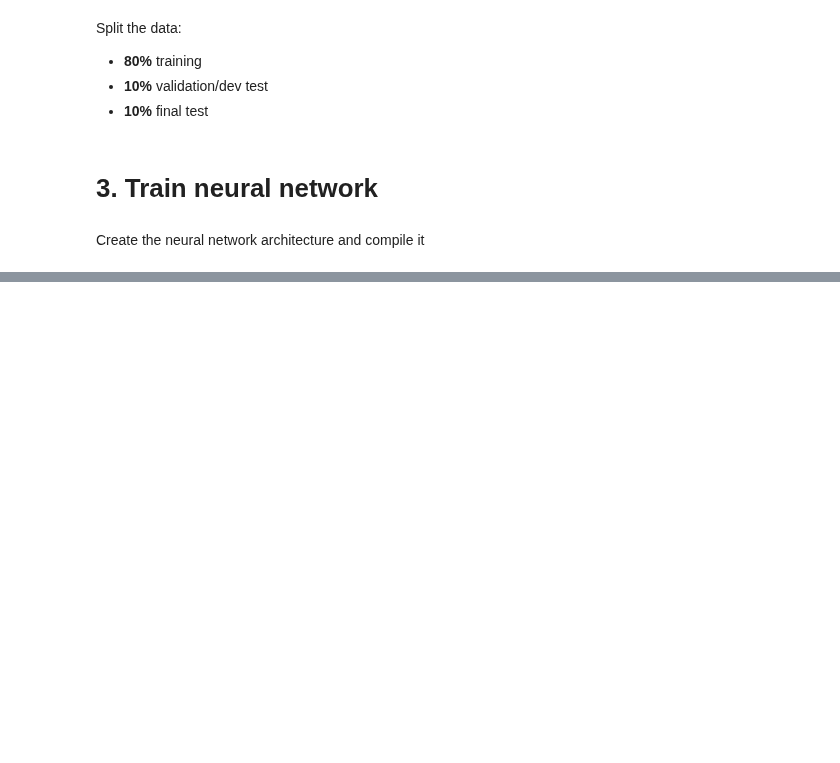
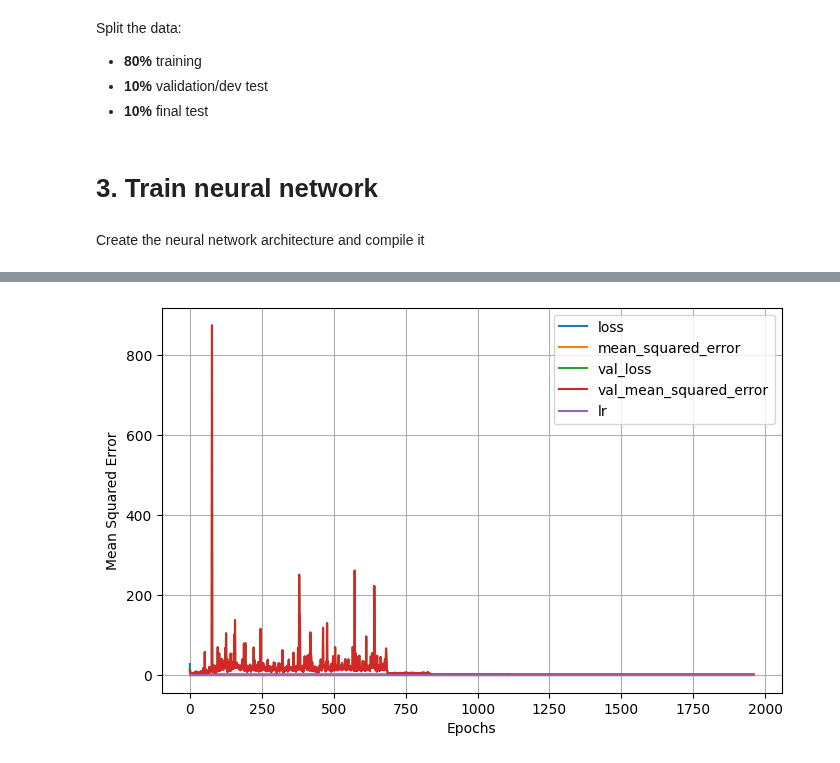
Before and after one commit to Dacarpe03/SurfaceReconstruction, a Jupyter notebook: TrainNeuralNetwork.ipynb, the cells around one changed output, grey strips where cells are left out. Drawn from its saved outputs; the diff is of its cells as text; code cells hidden in the pictures; blank space fills up the shorter version.

```diff
--- a/TrainNeuralNetwork.ipynb
+++ b/TrainNeuralNetwork.ipynb
@@ -34,11 +32,11 @@ INPUT_SIZE = 60
 OUTPUT_SIZE = 21
 
 # Neural network training parameters
-N_EPOCHS = 100
+N_EPOCHS = 5000
 BATCH_SIZE = 512
 LEARNING_RATE = 0.01
 ACTIVATION = 'relu'
-N_HIDDEN = [512, 64]
+N_HIDDEN = [512, 256, 64]
 REGULARIZER = keras.regularizers.L1L2(l1=0.001,l2=0.1)
 INITIALIZER = keras.initializers.he_normal(seed=None)
 LOSS = tf.keras.losses.MeanSquaredError()
@@ -151,8 +151,13 @@ compile_model(surface_reconstruction_model)
+# %%
+reduce_lr = ReduceLROnPlateau('mean_squared_error', factor=0.1, patience=150, verbose=1)
+early_stop = EarlyStopping('mean_squared_error', patience=500, verbose=1)
+callbacks = [reduce_lr, early_stop]
 # %%
 history = surface_reconstruction_model.fit(train_features,
                                            train_labels,
                                            batch_size=BATCH_SIZE,
                                            epochs=N_EPOCHS,
                                            validation_data= (val_features, val_labels),
+                                           callbacks=callbacks,
                                            verbose=1)
 # %% [output]
@@ -184,8 +188,9 @@ KeyboardInterrupt:
 # %%
 results=pd.DataFrame(history.history)
 results.plot(figsize=(8, 5))
 plt.grid(True)
 plt.xlabel ("Epochs")
 plt.ylabel ("Mean Squared Error")
-plt.gca().set_ylim(0, 1) # set the vertical range to [0-1]
 plt.show()
+# %% [output]
+[figure, added]
```
Also changed, not shown: parts of 6 cells of this notebook, 1 other file.
